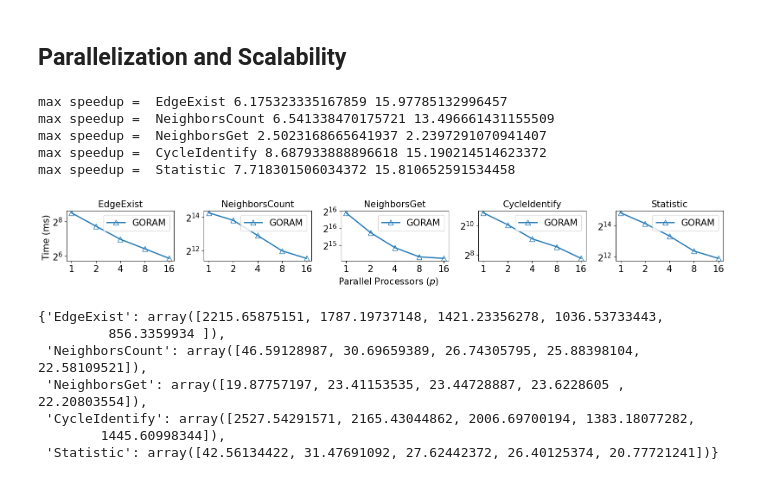
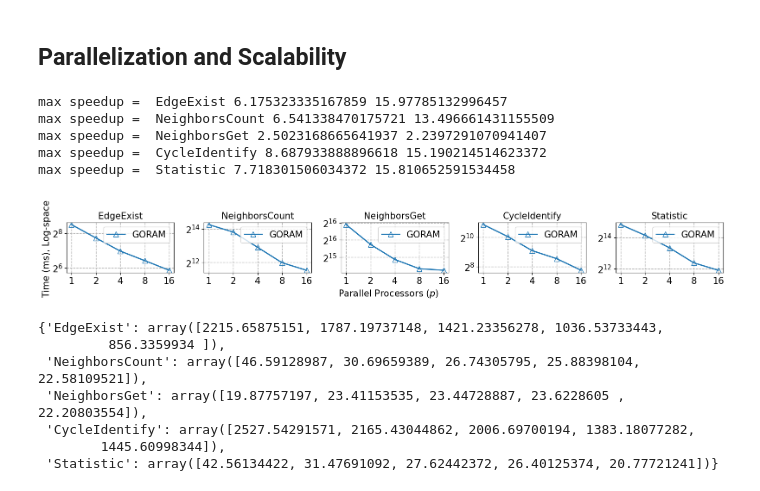
Before and after one commit to LiuXin11235/aby3, a Jupyter notebook: privGraph/analysis.ipynb, the cells around one changed output. Drawn from its saved outputs; the diff is of its cells as text; code cells hidden in the pictures.

Commit message:
update graph code

```diff
--- a/privGraph/analysis.ipynb
+++ b/privGraph/analysis.ipynb
@@ -284,35 +284,36 @@ for i in range(len(times_twitter_parallel)):
         # ax.plot(np.log2(target_parallels), np.log2(elist_time), marker='s', color=cmap(1), linestyle='-.', markerfacecolor='none', markersize=8)
         # ax2.bar(np.log2(target_parallels)-0.25, np.log2(speed_up_ours), width=0.8,  color=cmap(0), alpha=0.5)
         # ax2.bar(np.log2(target_parallels)+0.25, np.log2(speed_up_elist), width=0.5,  color=cmap(1), alpha=0.5)
         ax.plot(np.log2(target_parallels), np.log2(ours_time), marker='^', color=cmap(0), linestyle='-', markerfacecolor='none', markersize=8, linewidth=2, label='GORAM')
         # ax.plot(np.log2(target_parallels), np.log2(elist_time), marker='s', color=cmap(1), linestyle='-.', markerfacecolor='none', markersize=8, linewidth=2)
     ax.legend()
     print("max speedup = ", list(times_twitter_parallel.keys())[i], np.max(speed_up_ours), np.max(speed_up_elist))
     ax.set_title(list(times_twitter_parallel.keys())[i], fontsize=15)
 
     log2formatter = FuncFormatter(log_2_formatter)
     ax.yaxis.set_major_formatter(log2formatter)
     # ax2.yaxis.set_major_formatter(log2formatter)
     # ax2.yaxis.set_major_locator(ticker.MultipleLocator(1))
     # ax.xaxis.set_major_formatter(log_2_formatter)
     ax.set_xticks(np.log2(target_parallels))
     ax.set_xticklabels([1, 2, 4, 8, 16], rotation=0)
+    ax.grid(which='both', linestyle='--', linewidth=1)
 
 
 plt.tight_layout()
-fig.text(0, 0.5, 'Time (ms)', va='center', rotation='vertical', fontsize=15)
+fig.text(0, 0.5, 'Time (ms), Log-space', va='center', rotation='vertical', fontsize=15)
 # fig.text(1, 0.5, 'SpeedUp ($\\times$)', va='center', rotation='vertical', fontsize=15)
 fig.text(0.5, -0.01, 'Parallel Processors ($p$)', ha='center', fontsize=15)
 
 # fig.legend(bbox_to_anchor=(0.5, 1.15), loc='upper center', ncol=4, fontsize=14)
 plt.savefig("./graph/real_world_parallel.pdf", bbox_inches='tight', dpi=300)
 # %% [output]
 max speedup =  EdgeExist 6.175323335167859 15.97785132996457
 max speedup =  NeighborsCount 6.541338470175721 13.496661431155509
 max speedup =  NeighborsGet 2.5023168665641937 2.2397291070941407
 max speedup =  CycleIdentify 8.687933888896618 15.190214514623372
 max speedup =  Statistic 7.718301506034372 15.810652591534458
-[figure, old version]
+[figure, new version]
 # %%
 speedups_dict = {op: np.array(times_twitter_parallel[op]["edgelist"]) / np.array(times_twitter_parallel[op]["privGraph"]) for op in times_twitter_parallel}
 # %%
```
Also changed, not shown: parts of 2 cells of this notebook.
